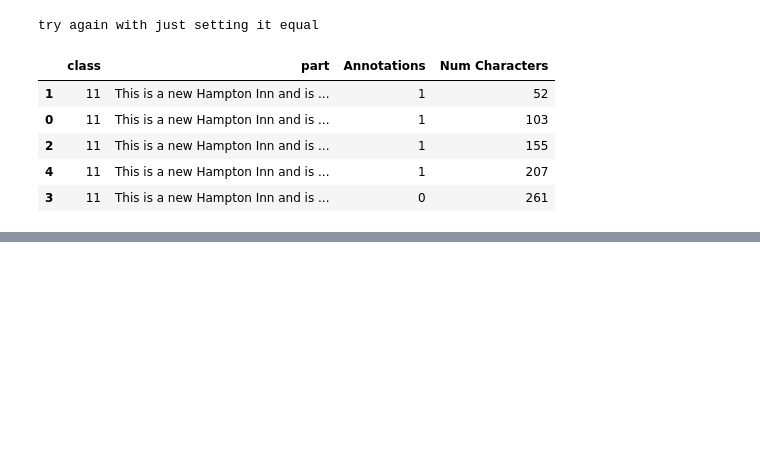
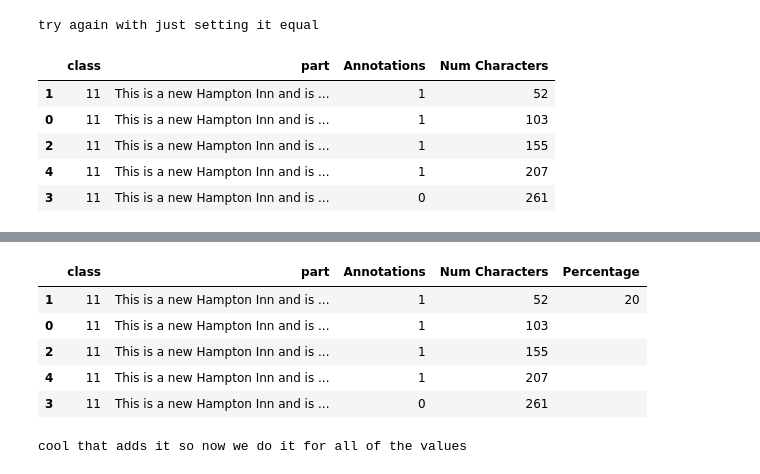
Before and after one commit to e-d-p-9/Hotel-Reviews, a Jupyter notebook: task2/hotel_sub_1_add_percentage.ipynb, the cells around one changed output, grey strips where cells are left out. Drawn from its saved outputs; the diff is of its cells as text; code cells hidden in the pictures; blank space fills up the shorter version.

```diff
--- a/task2/hotel_sub_1_add_percentage.ipynb
+++ b/task2/hotel_sub_1_add_percentage.ipynb
@@ -285,0 +406,15 @@ sorted_num_char_df
+# %%
+testing.iloc[0, testing.columns.get_loc('Percentage')] = 20
+# %%
+testing
+# %% [output]
+|  | class | part | Annotations | Num Characters | Percentage |
+| 1 | 11 | This is a new Hampton Inn and is ... | 1 | 52 | 20 |
+| 0 | 11 | This is a new Hampton Inn and is ... | 1 | 103 |  |
+| 2 | 11 | This is a new Hampton Inn and is ... | 1 | 155 |  |
+| 4 | 11 | This is a new Hampton Inn and is ... | 1 | 207 |  |
+| 3 | 11 | This is a new Hampton Inn and is ... | 0 | 261 |  |
+# %%
+print("cool that adds it so now we do it for all of the values")
+# %% [output]
+cool that adds it so now we do it for all of the values
```
Also changed, not shown: parts of 20 cells of this notebook.
